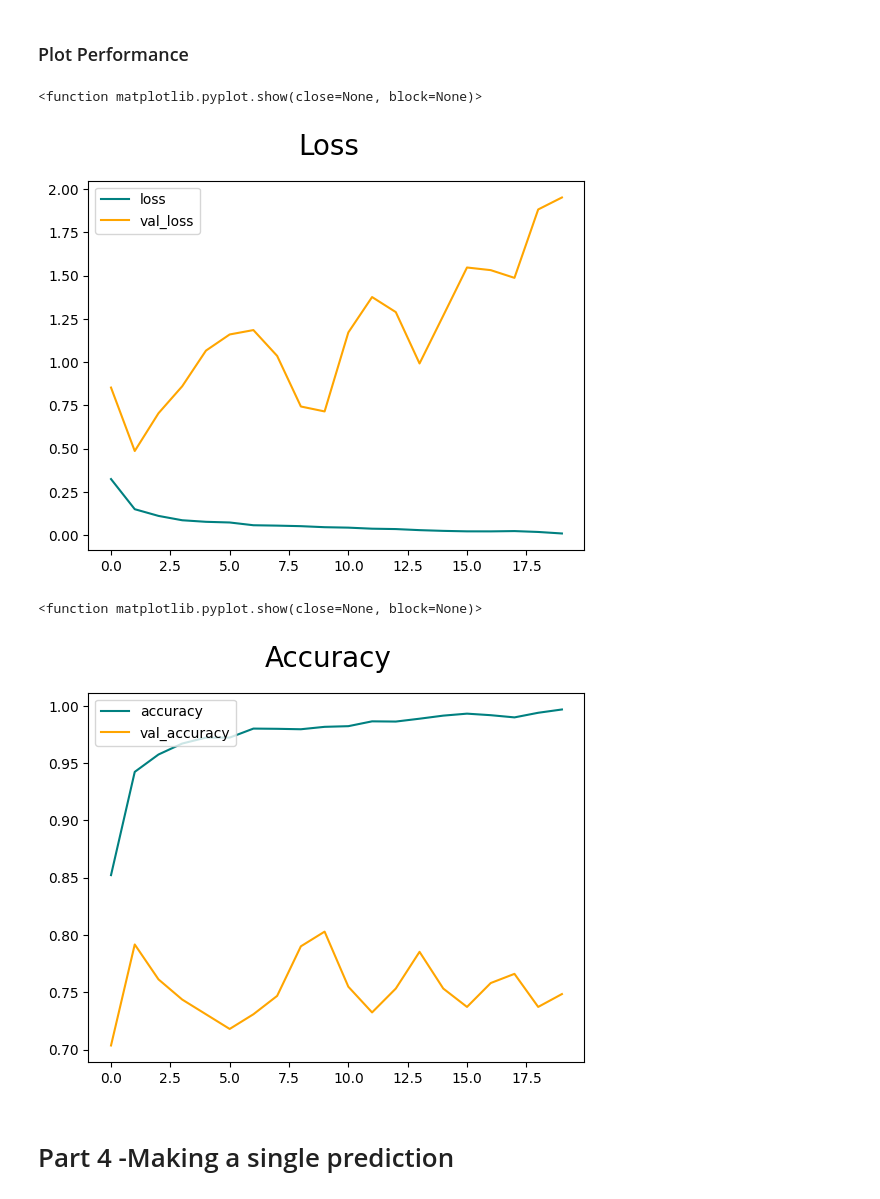
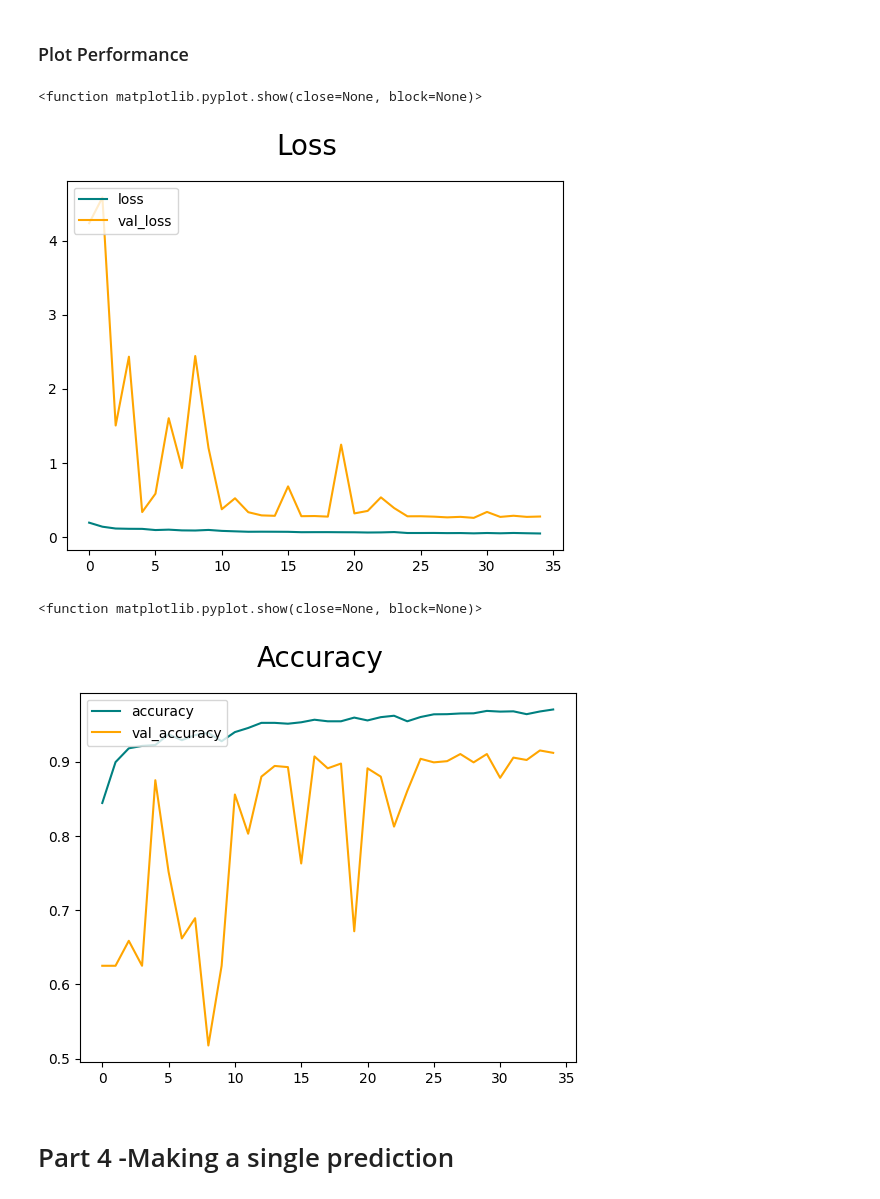
Before and after one commit to david-boules/SDS-CP021-pneumonia-detection, a Jupyter notebook: notebooks/blake-lawall/Pneumonia_Detection.ipynb, the cells around one changed output. Drawn from its saved outputs; the diff is of its cells as text; code cells hidden in the pictures.

```diff
--- a/notebooks/blake-lawall/Pneumonia_Detection.ipynb
+++ b/notebooks/blake-lawall/Pneumonia_Detection.ipynb
@@ -205,7 +219,14 @@ model.add(Dense(units=1, activation='sigmoid'))
 ## Part 3 - Training the CNN
 # %% [markdown]
 ### Compiling the CNN
+# %%
+initial_learning_rate = 0.001
+optimizer = tf.keras.optimizers.Adam(learning_rate=initial_learning_rate)
 # %%
-model.compile(optimizer = 'adam', loss = 'binary_crossentropy', metrics =['accuracy'])
+model.compile(
+    optimizer=optimizer,
+    loss='binary_crossentropy',
+    metrics=['accuracy', tf.keras.metrics.Precision(), tf.keras.metrics.Recall()]
+)
 model.summary()
 # %% [output]
@@ -239,4 +255,0 @@ tensorboard_callback = tf.keras.callbacks.TensorBoard(log_dir=logdir)
-# %%
-
-
-hist = model.fit(x = data, validation_data=test_data, epochs = 20, callbacks=[tensorboard_callback])
@@ -300,0 +256,25 @@ hist.history
+# %%
+# Callbacks for training
+callbacks = [
+    EarlyStopping(
+        monitor='val_loss',
+        patience=10,
+        restore_best_weights=True
+    ),
+    ReduceLROnPlateau(
+        monitor='val_loss',
+        factor=0.2,
+        patience=5,
+        min_lr=1e-6
+    ),
+    tf.keras.callbacks.TensorBoard(log_dir='logs')
+]
+
+# Train the model
+history = model.fit(
+    augmented_data,
+    validation_data=test_data,
+    epochs=35,
+    callbacks=callbacks,
+    class_weight=class_weight_dict
+)
@@ -302,23 +317,23 @@ hist.history
 ### Plot Performance
 # %%
 fig = plt.figure()
-plt.plot(hist.history['loss'], color='teal', label='loss')
-plt.plot(hist.history['val_loss'], color='orange', label='val_loss')
+plt.plot(history.history['loss'], color='teal', label='loss')
+plt.plot(history.history['val_loss'], color='orange', label='val_loss')
 fig.suptitle('Loss', fontsize=20)
 plt.legend(loc="upper left")
 plt.show
 # %% [output]
 <function matplotlib.pyplot.show(close=None, block=None)>
-[figure, old version]
+[figure, new version]
 # %%
 fig = plt.figure()
-plt.plot(hist.history['accuracy'], color='teal', label='accuracy')
-plt.plot(hist.history['val_accuracy'], color='orange', label='val_accuracy')
+plt.plot(history.history['accuracy'], color='teal', label='accuracy')
+plt.plot(history.history['val_accuracy'], color='orange', label='val_accuracy')
 fig.suptitle('Accuracy', fontsize=20)
 plt.legend(loc="upper left")
 plt.show
 # %% [output]
 <function matplotlib.pyplot.show(close=None, block=None)>
-[figure, old version]
+[figure, new version]
 # %% [markdown]
 # Part 4 -Making a single prediction
```
Also changed, not shown: parts of 68 cells of this notebook, 1 other file.
